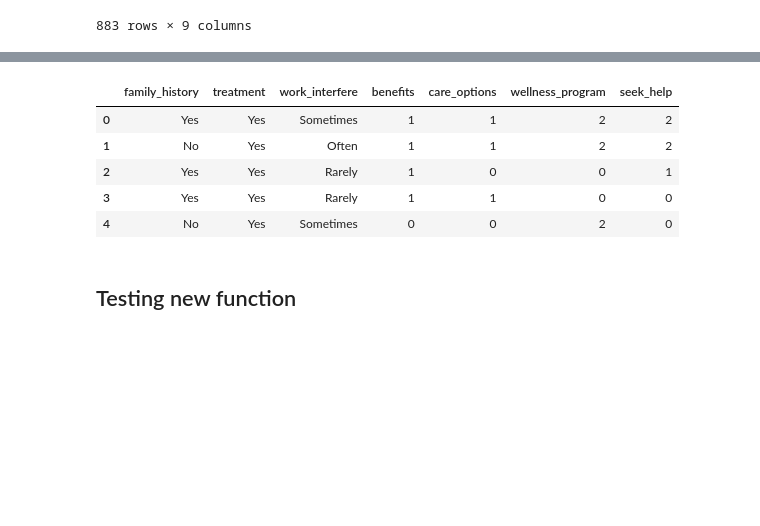
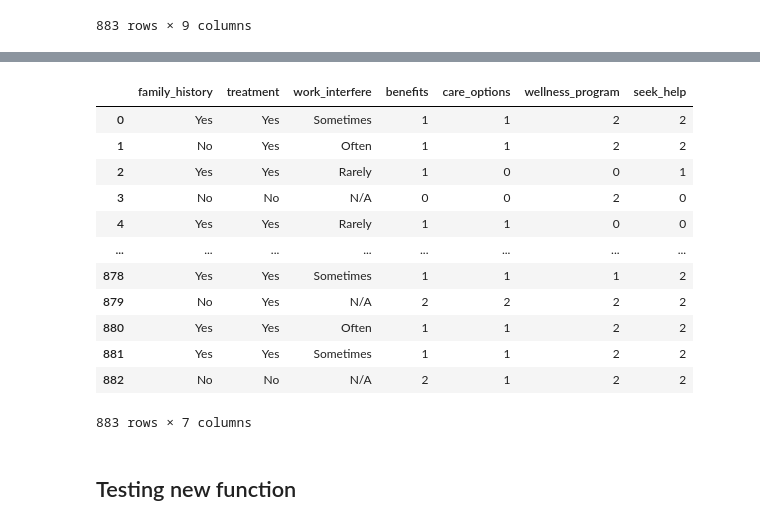
Before and after one commit to cltomiyama/MentalHealthSurvey_analysis, a Jupyter notebook: analysis/gale/analysispipeline_methodchain.ipynb, the cells around one changed output, grey strips where cells are left out. Drawn from its saved outputs; the diff is of its cells as text; code cells hidden in the pictures; blank space fills up the shorter version.

```diff
--- a/analysis/gale/analysispipeline_methodchain.ipynb
+++ b/analysis/gale/analysispipeline_methodchain.ipynb
@@ -252,9 +273,9 @@ def load_and_process(url_or_filepath):
     # method chain 2: handling missing data and removing more undesired columns
 
     df2 = (
-    df1.dropna(axis=0, how='any')
-    .reset_index()
-    .drop(['index', 'self_employed', 'tech_company'], axis=1)
+    df1.reset_index()
+        .drop(['index', 'self_employed', 'tech_company'], axis=1)
+        .fillna(value='N/A')
       )
 
     # method chain 3: coding response options
@@ -269,14 +290,21 @@ def load_and_process(url_or_filepath):
     return df3
 # %%
 mh0 = load_and_process('../../data/raw/mentalhealthintech.csv')
-mh0.head()
+mh0
 # %% [output]
 |  | family_history | treatment | work_interfere | benefits | care_options | wellness_program | seek_help |
 | 0 | Yes | Yes | Sometimes | 1 | 1 | 2 | 2 |
 | 1 | No | Yes | Often | 1 | 1 | 2 | 2 |
 | 2 | Yes | Yes | Rarely | 1 | 0 | 0 | 1 |
-| 3 | Yes | Yes | Rarely | 1 | 1 | 0 | 0 |
-| 4 | No | Yes | Sometimes | 0 | 0 | 2 | 0 |
+| 3 | No | No | N/A | 0 | 0 | 2 | 0 |
+| 4 | Yes | Yes | Rarely | 1 | 1 | 0 | 0 |
+| ... | ... | ... | ... | ... | ... | ... | ... |
+| 878 | Yes | Yes | Sometimes | 1 | 1 | 1 | 2 |
+| 879 | No | Yes | N/A | 2 | 2 | 2 | 2 |
+| 880 | Yes | Yes | Often | 1 | 1 | 2 | 2 |
+| 881 | Yes | Yes | Sometimes | 1 | 1 | 2 | 2 |
+| 882 | No | No | N/A | 2 | 1 | 2 | 2 |
+883 rows × 7 columns
 # %% [markdown]
 ## Testing new function
 # %%
```
Also changed, not shown: parts of 12 cells of this notebook, 1 other file.
